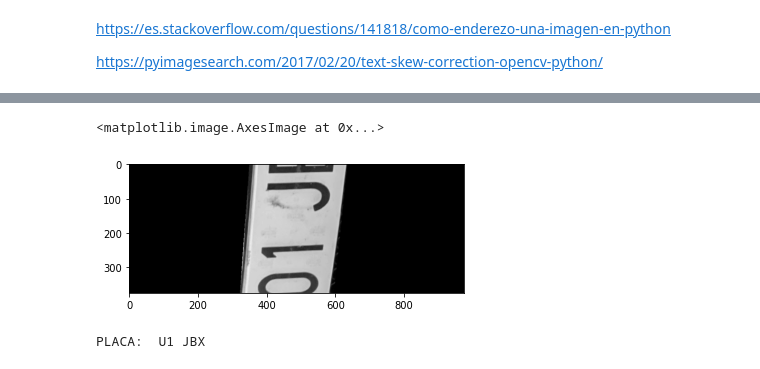
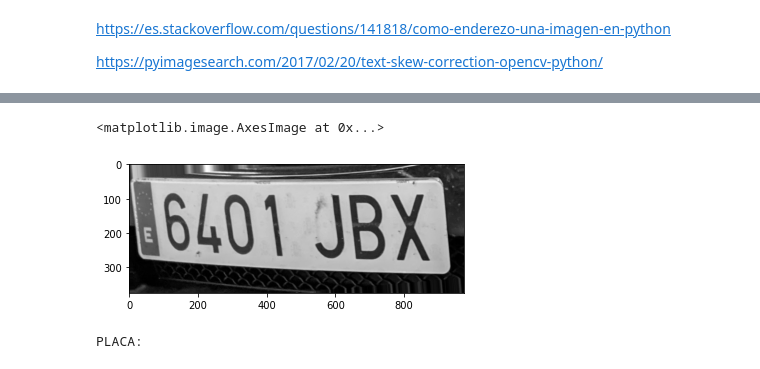
Before and after one commit to danielpaulisch/psiv2_matricules, a Jupyter notebook: dilate_contorns.ipynb, the cells around one changed output, grey strips where cells are left out. Saved outputs shown, nothing was run; the diff lists cells and outputs as text; code cells hidden in the pictures.

```diff
--- a/dilate_contorns.ipynb
+++ b/dilate_contorns.ipynb
@@ -116,40 +149,46 @@ https://pyimagesearch.com/2017/02/20/text-skew-correction-opencv-python/
 # %%
 
 gray = cv.bitwise_not(imagen_recortada)
 thresh = cv.threshold(gray, 0, 255,	cv.THRESH_BINARY | cv.THRESH_OTSU)[1]
+thresh = 255 - thresh
+plt.imshow(thresh,cmap="gray")
 
-plt.imshow(gray,cmap="gray")
+cnts,_=cv.findContours(cv.Canny(img_dilation,100,200),cv.RETR_LIST,cv.CHAIN_APPROX_SIMPLE)
+contornos_millor=cnts[0]
+area_max=0
+for c in cnts:
+    area = cv.contourArea(c)
+    if area>area_max:#len(approx)==4 and area>4000:
+        area_max=area
+        contornos_millor=c
 
-coords = np.column_stack(np.where(thresh > 0))
-angle = cv.minAreaRect(coords)[-1]
-
-
+angle  = cv.minAreaRect(contornos_millor)[-1]
 
 if angle <- 45:
 	angle =  (-90 + angle)
 
 
 else:
 	angle = -angle
 
 (h, w) = imagen_recortada.shape[:2]
 center = (w // 2, h // 2)
 M = cv.getRotationMatrix2D(center, -angle, 1.0)
 rotated = cv.warpAffine(imagen_recortada, M, (w, h), flags=cv.INTER_CUBIC, borderMode=cv.BORDER_REPLICATE)
 
 plt.imshow(rotated,cmap="gray")
 # %% [output]
 <matplotlib.image.AxesImage at 0x...>
-[figure, old version]
+[figure, new version]
 # %%
 import pytesseract
 #pytesseract.pytesseract.tesseract_cmd = r'C:\Program Files\Tesseract-OCR\tesseract'
 pytesseract.pytesseract.tesseract_cmd = 'C:/Program Files/Tesseract-OCR/tesseract'
 # %%
-text = pytesseract.image_to_string(imagen_recortada,config='--psm 11')
+text = pytesseract.image_to_string(rotated,config='--psm 11')
 print('PLACA: ',text)
 # %% [output]
-PLACA:  U1 JBX
+PLACA:
 # %%
 #solo funciono si detecta todos los elementos de la maricula, elimina los resultados incorecots que
 #no son parte de la matricula pero por estar de fondo en la imgen el ocr lo detecta com un caracter
```
Also changed, not shown: parts of 9 cells of this notebook.
